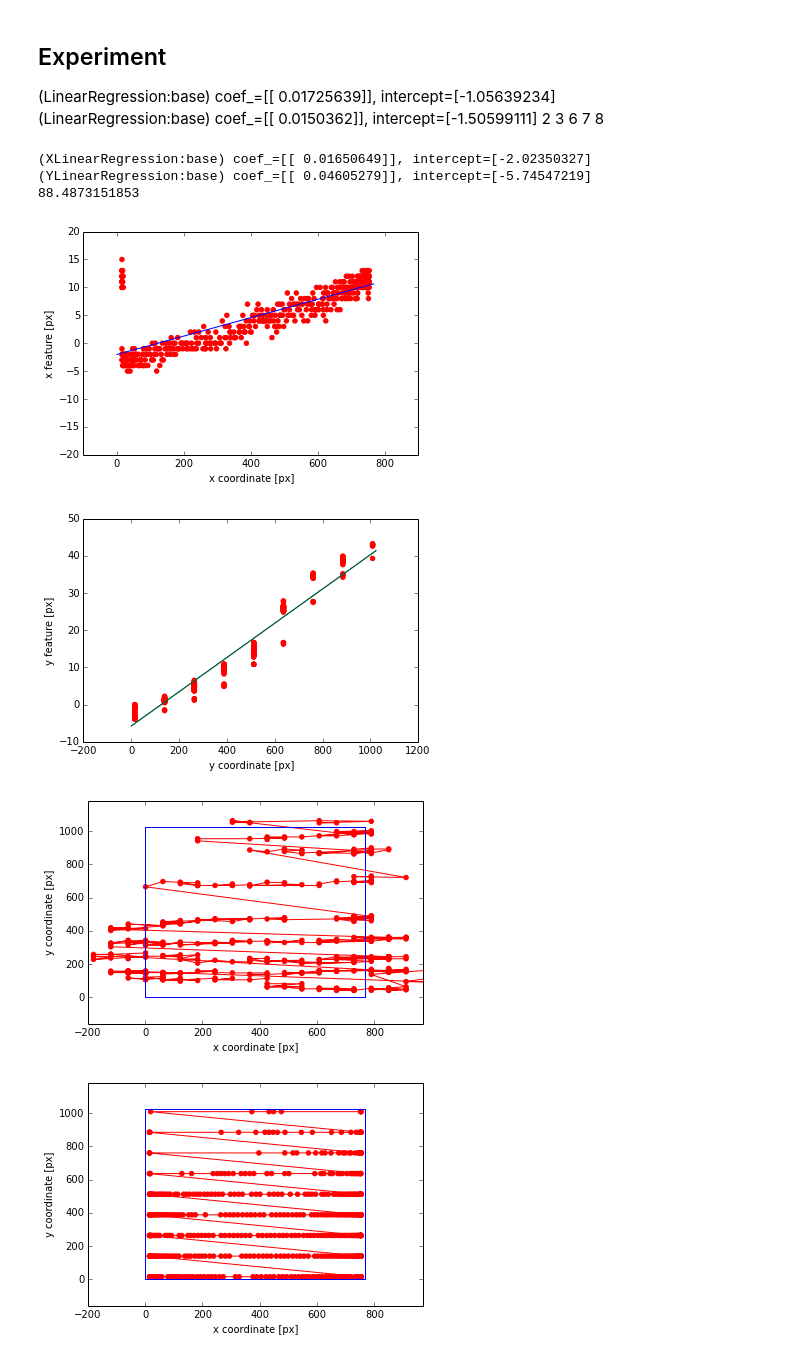
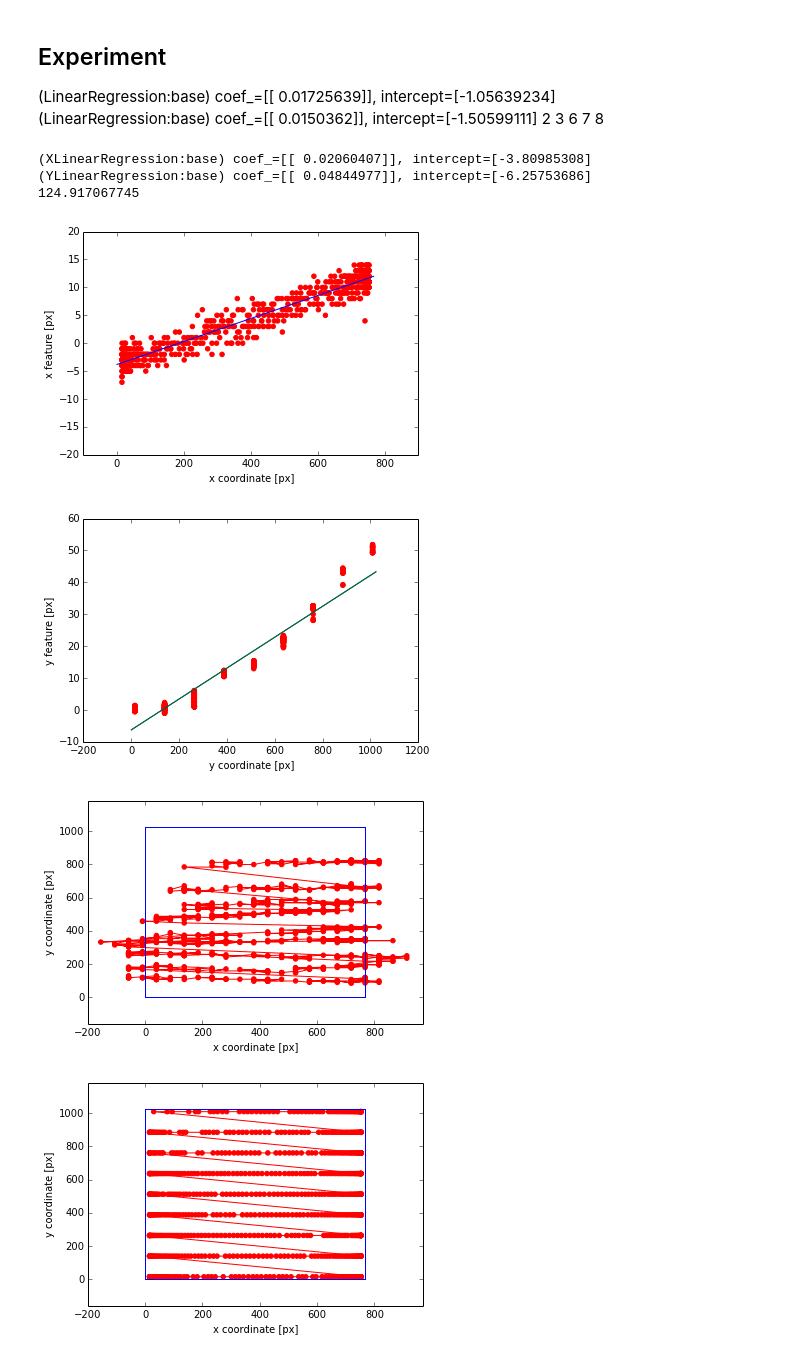
Before and after one commit to Mrk1869/EyeTracker_Regression, a Jupyter notebook: experiment.ipynb, the cells around one changed output. Drawn from its saved outputs; the diff is of its cells as text; code cells hidden in the pictures.

```diff
--- a/experiment.ipynb
+++ b/experiment.ipynb
@@ -193,22 +193,22 @@ def accurecy(regr, coordinate_data, gaze_data):
 # %%
 # data roading
 
 data_directory_path = 'data/experiment_Ishimaru2/'
-train_gaze_data = read_csv(data_directory_path+'timestamp2.csv', names=['time','x','y'], skiprows=1)
-train_coordinate_data = read_csv(data_directory_path+'coordinate3.csv', names=['time','left_iris_x','left_iris_y','left_eyehead_x','left_eyehead_y','left_eyebottom_x','left_eyebottom_y','right_iris_x','right_iris_y','right_eyehead_x','right_eyehead_y','right_eyebottom_x','right_eyebottom_y'], skiprows=1)
+train_gaze_data = read_csv(data_directory_path+'timestamp1.csv', names=['time','x','y'], skiprows=1)
+train_coordinate_data = read_csv(data_directory_path+'coordinate1.csv', names=['time','left_iris_x','left_iris_y','left_eyehead_x','left_eyehead_y','left_eyebottom_x','left_eyebottom_y','right_iris_x','right_iris_y','right_eyehead_x','right_eyehead_y','right_eyebottom_x','right_eyebottom_y'], skiprows=1)
 test_gaze_data = read_csv(data_directory_path+'timestamp2.csv', names=['time','x','y'], skiprows=1)
-test_coordinate_data = read_csv(data_directory_path+'coordinate3.csv', names=['time','left_iris_x','left_iris_y','left_eyehead_x','left_eyehead_y','left_eyebottom_x','left_eyebottom_y','right_iris_x','right_iris_y','right_eyehead_x','right_eyehead_y','right_eyebottom_x','right_eyebottom_y'], skiprows=1)
+test_coordinate_data = read_csv(data_directory_path+'coordinate2.csv', names=['time','left_iris_x','left_iris_y','left_eyehead_x','left_eyehead_y','left_eyebottom_x','left_eyebottom_y','right_iris_x','right_iris_y','right_eyehead_x','right_eyehead_y','right_eyebottom_x','right_eyebottom_y'], skiprows=1)
 
 # train
 regr = regressionByCoordinateAndGazeData(train_coordinate_data, train_gaze_data)
 
 # test
 accurecy(regr, test_coordinate_data, test_gaze_data)
 # %% [output]
-(XLinearRegression:base) coef_=[[ 0.01650649]], intercept=[-2.02350327]
-(YLinearRegression:base) coef_=[[ 0.04605279]], intercept=[-5.74547219]
-88.4873151853
+(XLinearRegression:base) coef_=[[ 0.02060407]], intercept=[-3.80985308]
+(YLinearRegression:base) coef_=[[ 0.04844977]], intercept=[-6.25753686]
+124.917067745
-[figure, old version]
+[figure, new version]
-[figure, old version]
+[figure, new version]
-[figure, old version]
+[figure, new version]
-[figure, old version]
+[figure, new version]
```
